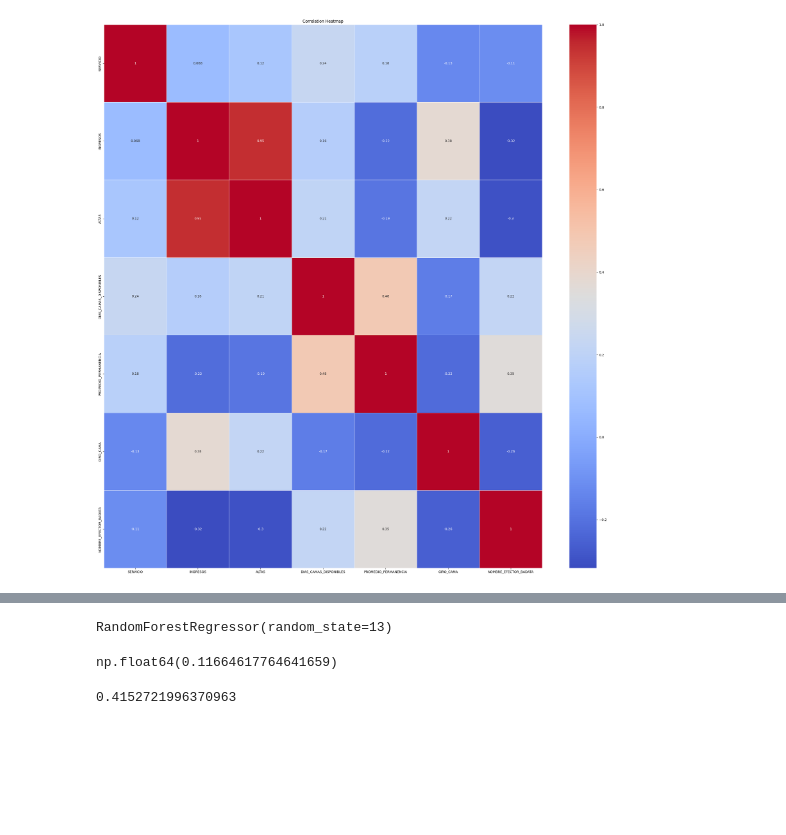
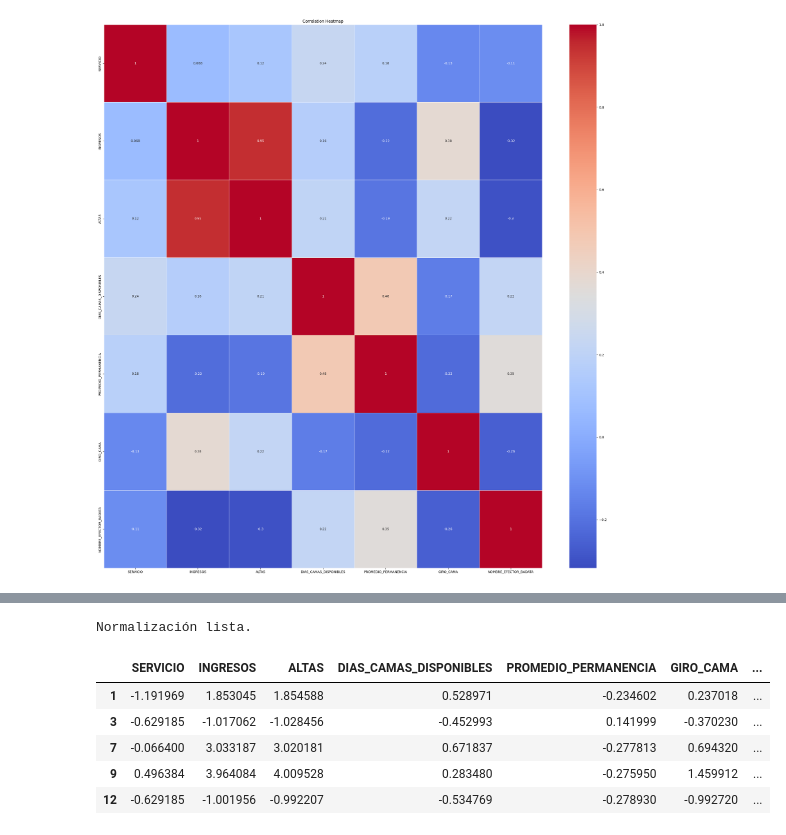
Before and after one commit to nicolecarda/PAECIS, a Jupyter notebook: RandomForestBAData.ipynb, the cells around one changed output, grey strips where cells are left out. Saved outputs shown, nothing was run; the diff lists cells and outputs as text; code cells hidden in the pictures; blank space fills up the shorter version.

Commit message:
RandomForestDecisionTree

```diff
--- a/RandomForestBAData.ipynb
+++ b/RandomForestBAData.ipynb
@@ -329,3 +329,28 @@ data4.columns.values
 array(['SERVICIO', 'INGRESOS', 'ALTAS', 'DIAS_CAMAS_DISPONIBLES',
        'PROMEDIO_PERMANENCIA', 'GIRO_CAMA', 'NOMBRE_EFECTOR_BADATA'],
       dtype=object)
+# %%
+import os
+import pandas as pd
+
+def guardar_dataframe_excel(df, directorio, nombre_archivo):
+    # Construir la ruta del archivo
+    ruta_archivo = os.path.join(directorio, nombre_archivo)
+
+    # Verificar si el directorio existe; si no, crear el directorio
+    if not os.path.exists(directorio):
+        os.makedirs(directorio)
+        print(f"Directorio creado: {directorio}")
+
+    # Guardar el DataFrame como archivo Excel
+    df.to_excel(ruta_archivo, index=False, engine='openpyxl')
+    print(f"Archivo Excel guardado en {ruta_archivo}")
+
+
+df = data4
+# Especificar el directorio y el nombre del archivo
+directorio = 'archivos'  # El directorio donde se guardará el archivo
+nombre_archivo = 'df_internacion_mh.xlsx'  # El nombre del archivo Excel
+
+# Guardar el DataFrame
+guardar_dataframe_excel(df, directorio, nombre_archivo)
@@ -378,11 +411,16 @@ plt.show()
 from sklearn.preprocessing import StandardScaler
 import numpy as np
 
-# Para hacerla fácil, armamos una lista con las columnas a normalizar
-columns_to_normalize = ['SERVICIO', 'INGRESOS', 'ALTAS', 'DIAS_CAMAS_DISPONIBLES','PROMEDIO_PERMANENCIA', 'GIRO_CAMA', 'NOMBRE_EFECTOR_BADATA']
+def normalizarDos_pd(data4):
+    # como siempre, la copia
+    df = data4.copy()
 
-# Z-score
-scaler = StandardScaler() # instanciamos el objeto que escala
-data4[columns_to_normalize] = scaler.fit_transform(data4[columns_to_normalize]) # fit_transform: primero se "amolda" (fitea), después aplica la transformacion sobre las columnas a normalizar
+    # Para hacerla fácil, armamos una lista con las columnas a normalizar
+    columns_to_normalize = ['SERVICIO', 'INGRESOS', 'ALTAS', 'DIAS_CAMAS_DISPONIBLES', 'PROMEDIO_PERMANENCIA', 'GIRO_CAMA', 'NOMBRE_EFECTOR_BADATA']
 
-data4
+    # Z-score
+    scaler = StandardScaler() # instanciamos el objeto que escala
+    df[columns_to_normalize] = scaler.fit_transform(df[columns_to_normalize]) # fit_transform: primero se "amolda" (fitea), después aplica la transformacion sobre las columnas a normalizar
+
+    print("Normalización lista.")
+    return df
@@ -463,4 +426,0 @@ rfr = RandomForestRegressor(random_state=13)
-# %%
-rfr.fit(x_train, y_train)
-# %% [output]
-RandomForestRegressor(random_state=13)
@@ -469,8 +427,11 @@ y_pred = rfr.predict(x_test)
-# %%
-mean_squared_error(y_pred, y_test)
-# %% [output]
-np.float64(0.11664617764641659)
-# %%
-r2_score(y_pred, y_test)
-# %% [output]
-0.4152721996370963
+# %%
+df_normalizado = normalizarDos_pd(data4)
+df_normalizado.head()
+# %% [output]
+Normalización lista.
+|  | SERVICIO | INGRESOS | ALTAS | DIAS_CAMAS_DISPONIBLES | PROMEDIO_PERMANENCIA | GIRO_CAMA | ... |
+| 1 | -1.191969 | 1.853045 | 1.854588 | 0.528971 | -0.234602 | 0.237018 | ... |
+| 3 | -0.629185 | -1.017062 | -1.028456 | -0.452993 | 0.141999 | -0.370230 | ... |
+| 7 | -0.066400 | 3.033187 | 3.020181 | 0.671837 | -0.277813 | 0.694320 | ... |
+| 9 | 0.496384 | 3.964084 | 4.009528 | 0.283480 | -0.275950 | 1.459912 | ... |
+| 12 | -0.629185 | -1.001956 | -0.992207 | -0.534769 | -0.278930 | -0.992720 | ... |
```
Also changed, not shown: parts of 15 cells of this notebook, 5 other files.
